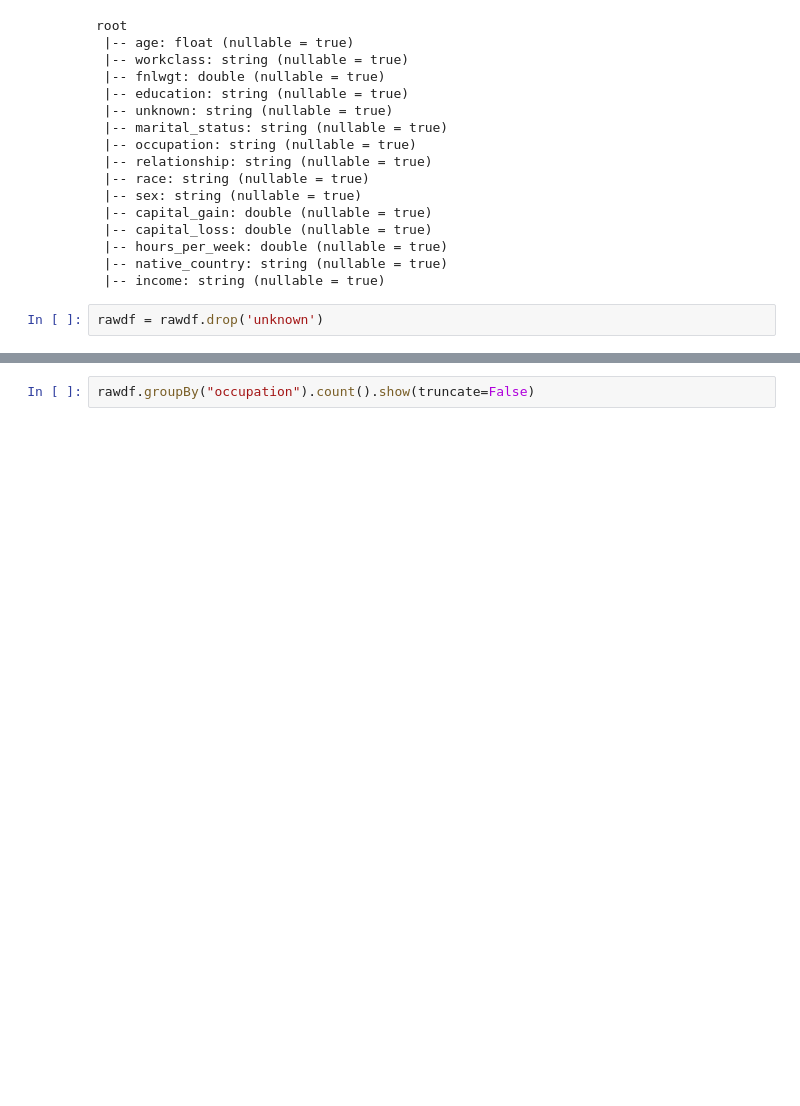
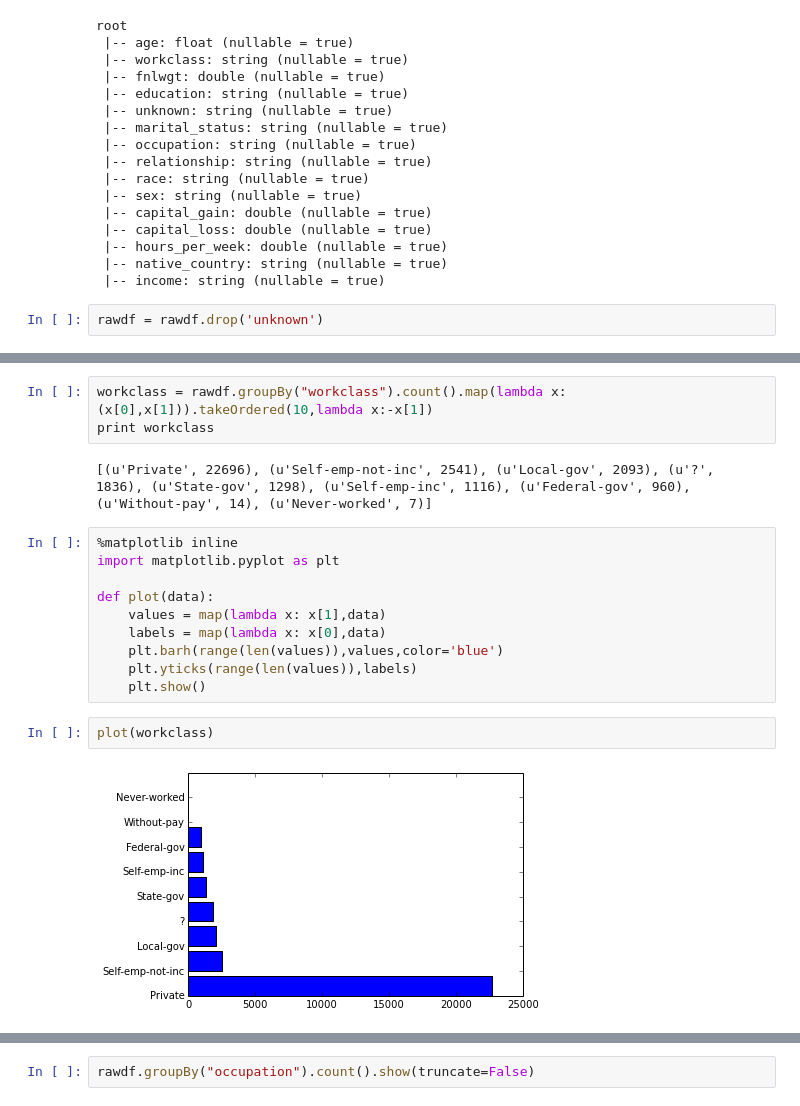
Before and after one commit to svishnu88/MyPyspark, a Jupyter notebook: mlpipeline example.ipynb, the cells around one changed output, grey strips where cells are left out. Drawn from its saved outputs; the diff is of its cells as text; blank space fills up the shorter version.

```diff
--- a/mlpipeline example.ipynb
+++ b/mlpipeline example.ipynb
@@ -148,6 +140,25 @@ rawdf.groupBy("workclass").count().show()
 |    Never-worked|    7|
 |Self-emp-not-inc| 2541|
 +----------------+-----+
+# %%
+workclass = rawdf.groupBy("workclass").count().map(lambda x:(x[0],x[1])).takeOrdered(10,lambda x:-x[1])
+print workclass
+# %% [output]
+[(u'Private', 22696), (u'Self-emp-not-inc', 2541), (u'Local-gov', 2093), (u'?', 1836), (u'State-gov', 1298), (u'Self-emp-inc', 1116), (u'Federal-gov', 960), (u'Without-pay', 14), (u'Never-worked', 7)]
+# %%
+%matplotlib inline
+import matplotlib.pyplot as plt
+
+def plot(data):
+    values = map(lambda x: x[1],data)
+    labels = map(lambda x: x[0],data)
+    plt.barh(range(len(values)),values,color='blue')
+    plt.yticks(range(len(values)),labels)
+    plt.show()
+# %%
+plot(workclass)
+# %% [output]
+[figure, added]
 # %%
 from pyspark.sql.functions import *
 rawdf.groupBy("native_country").count().orderBy("count", ascending=False).show()
```
Also changed, not shown: parts of 25 cells of this notebook.
